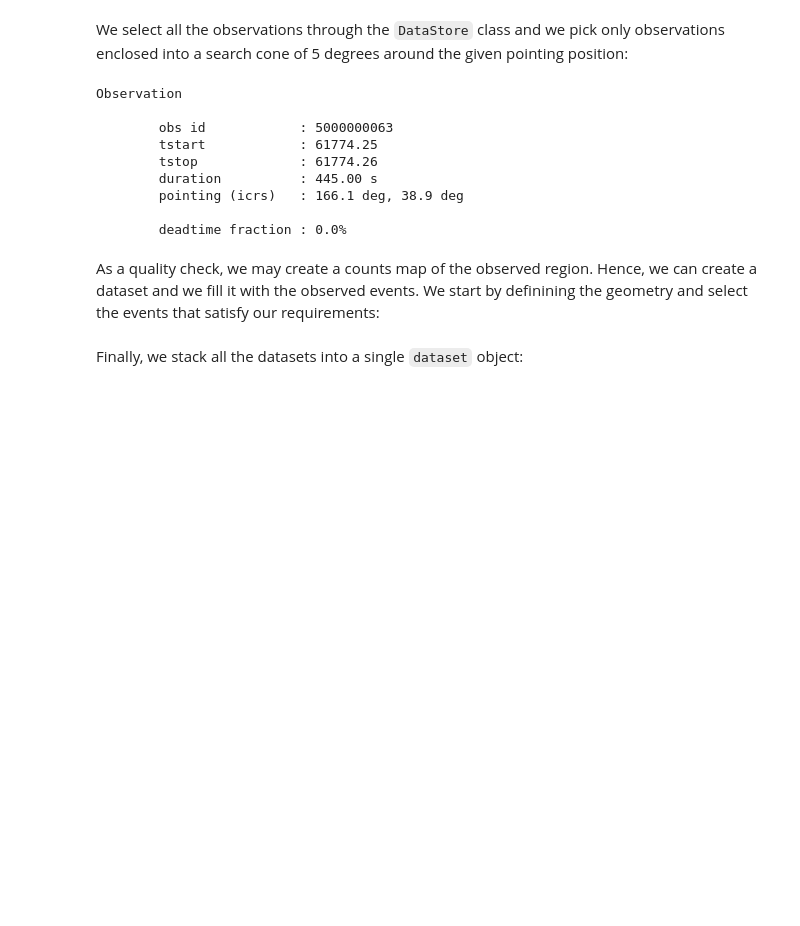
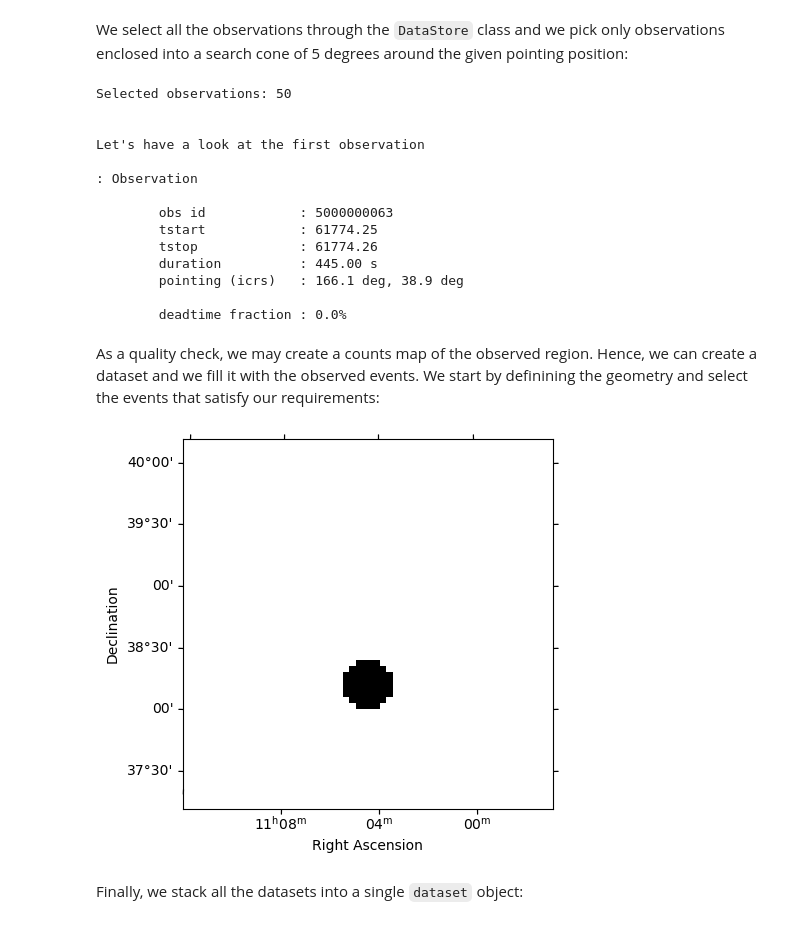
Before and after one commit to AtreyeeS/CTAO_school_notebook, a Jupyter notebook: Lightcurve/Lightcurve.ipynb, the cells around one changed output. Saved outputs shown, nothing was run; the diff lists cells and outputs as text; code cells hidden in the pictures; blank space fills up the shorter version.

```diff
--- a/Lightcurve/Lightcurve.ipynb
+++ b/Lightcurve/Lightcurve.ipynb
@@ -60,9 +60,15 @@ selected_obs_table = data_store.obs_table.select_observations(selection)
 selected_obs_table = selected_obs_table[0:50]
 
 observations = data_store.get_observations(selected_obs_table["OBS_ID"])
-print(observations[0])
+print(f"Selected observations: {len(observations)}")
+print(f"\n\nLet's have a look at the first observation \n\n: {observations[0]}")
 # %% [output]
-Observation
+Selected observations: 50
+
+
+Let's have a look at the first observation
+
+: Observation
 
         obs id            : 5000000063
         tstart            : 61774.25
@@ -73,6 +79,22 @@ Observation
         deadtime fraction : 0.0%
 # %% [markdown]
 As a quality check, we may create a counts map of the observed region. Hence, we can create a dataset and we fill it with the observed events. We start by definining the geometry and select the events that satisfy our requirements:
+# %%
+exclusion_geom = WcsGeom.create(
+    npix=(60, 60), binsz=0.05, skydir=pointing.icrs, proj="TAN", frame="icrs"
+)
+
+
+exclusion_src1 = CircleSkyRegion(
+    center=SkyCoord(166.11380868146, 38.20883291552, unit="deg", frame="icrs"),
+    radius=0.2 * u.deg,
+)
+
+exclusion_mask = ~exclusion_geom.region_mask([exclusion_src1])
+exclusion_mask.plot()
+plt.show()
+# %% [output]
+[figure, added]
 # %%
 energy_axis = MapAxis.from_energy_bounds(0.012, 10.0, 8, unit="TeV")
 
```
Also changed, not shown: parts of 7 cells of this notebook, 26 other files.
